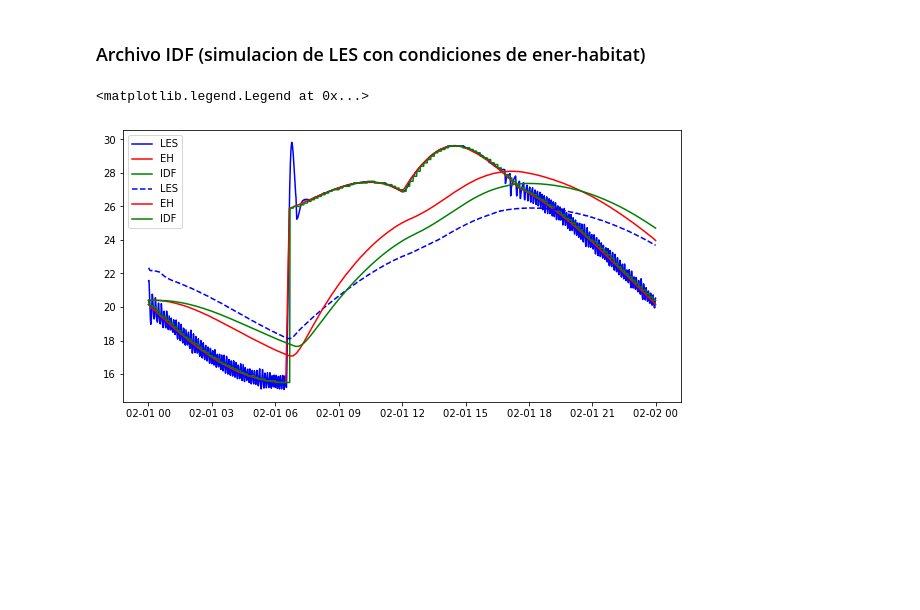
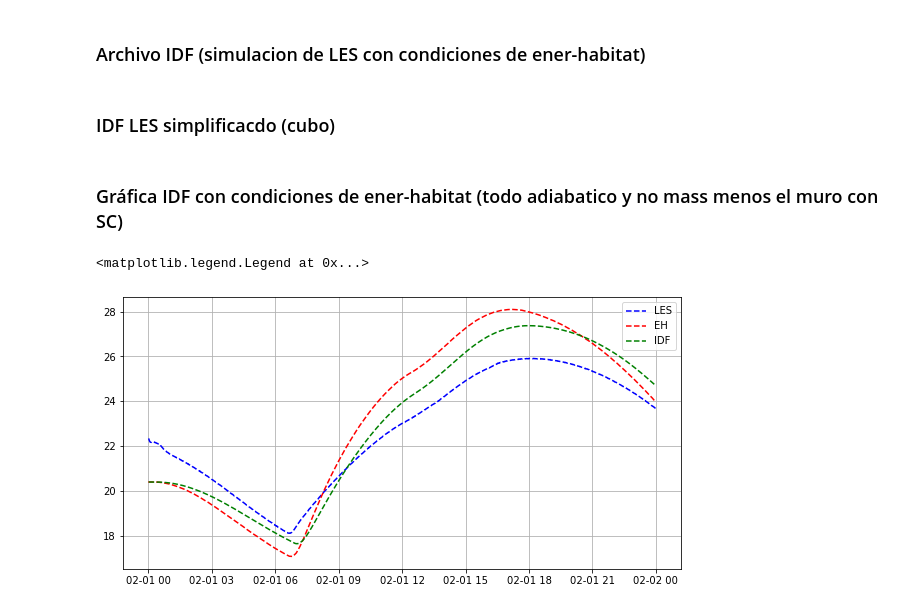
Before and after one commit to gabyagaa/LES, a Jupyter notebook: libretas/220222_comparacion_con_enerhabitat.ipynb, the cells around one changed output. Drawn from its saved outputs; the diff is of its cells as text; code cells hidden in the pictures; blank space fills up the shorter version.

```diff
--- a/libretas/220222_comparacion_con_enerhabitat.ipynb
+++ b/libretas/220222_comparacion_con_enerhabitat.ipynb
@@ -70,3 +70,5 @@ def importa(archivo,nombres):
     del IDF['tiempo']
     return IDF
 IDF = importa('../Datos/nuevo.txt',nombres)
+# %% [markdown]
+### IDF LES simplificacdo (cubo)
@@ -73,20 +82,25 @@ IDF = importa('../Datos/nuevo.txt',nombres)
 # %%
 dt=IDF.index-LES.index
 LES.index=LES.index+dt
+# %% [markdown]
+### Gráfica IDF con condiciones de ener-habitat (todo adiabatico y no mass menos el muro con SC)
 # %%
 fig, ax = plt.subplots(figsize=(10,5))
 #plt.ylabel('Temperatura [°C]')
 #plt.title("Temperatura sol-aire")
 
-ax.plot(LES.To, 'b', label   = 'LES')
-ax.plot(EH.Tsa, 'r', label   = 'EH')
-ax.plot(IDF.Ta_IDF, 'g', label   = 'IDF')
+#ax.plot(LES.To, 'b')
+#ax.plot(EH.Tsa, 'r')
+#ax.plot(IDF.Ta_IDF, 'g')
+#ax.plot(cubo.To_cubo, 'k')
 
 ax.plot(LES.Ti, 'b--', label   = 'LES')
-ax.plot(EH.Tint, 'r', label   = 'EH')
-ax.plot(IDF.Ti_IDF, 'g', label   = 'IDF')
+ax.plot(EH.Tint, 'r--', label   = 'EH')
+ax.plot(IDF.Ti_IDF, 'g--', label   = 'IDF')
+#ax.plot(cubo.Ti_cubo, 'k--', label   = 'cubo')
 
+plt.grid()
 ax.legend()
 # %% [output]
 <matplotlib.legend.Legend at 0x...>
-[figure, old version]
+[figure, new version]
```
Also changed, not shown: parts of 1 cell of this notebook, 1 other file.
